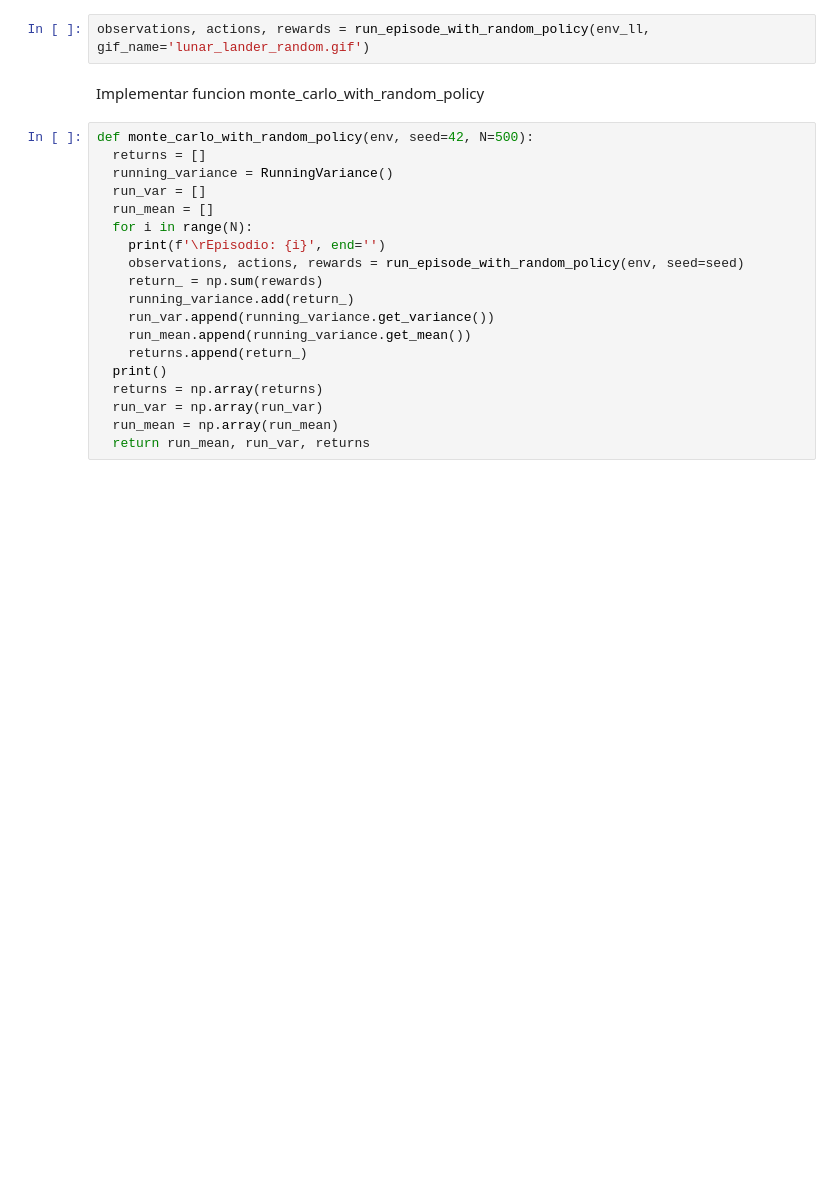
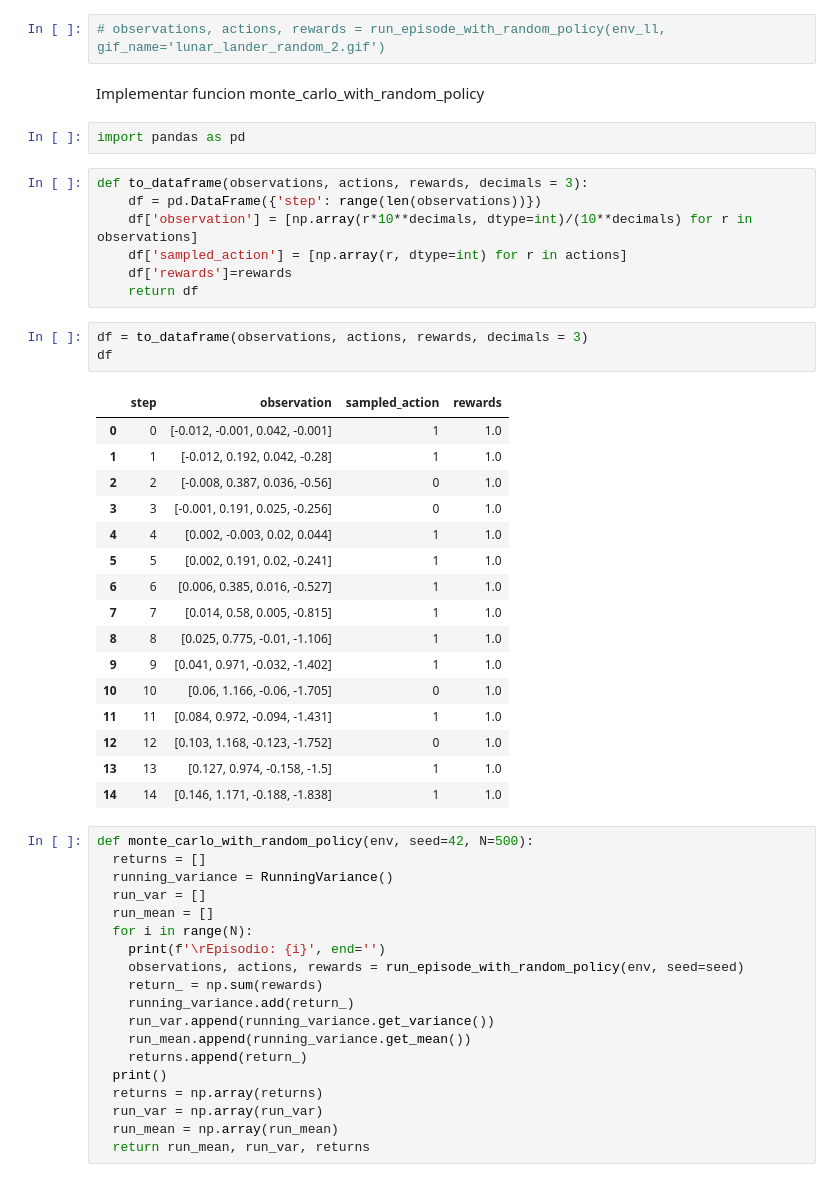
Before and after one commit to deeplearning-itba/REINFORCE-Algorithm, a Jupyter notebook: 01_Monte_Carlo_colab.ipynb, the cells around one changed output. Cells and saved outputs as stored; diff of their text form; blank space fills up the shorter version.

Commit message:
pandas added

```diff
--- a/01_Monte_Carlo_colab.ipynb
+++ b/01_Monte_Carlo_colab.ipynb
@@ -131,9 +136,38 @@ def run_episode_with_random_policy(env, seed=42, gif_name=None, fps=20):
 # %%
 observations, actions, rewards = run_episode_with_random_policy(env_cp, gif_name='cart_pole_random.gif')
 # %%
-observations, actions, rewards = run_episode_with_random_policy(env_ll, gif_name='lunar_lander_random.gif')
+# observations, actions, rewards = run_episode_with_random_policy(env_ll, gif_name='lunar_lander_random_2.gif')
 # %% [markdown]
 Implementar funcion monte_carlo_with_random_policy
+# %%
+import pandas as pd
+# %%
+def to_dataframe(observations, actions, rewards, decimals = 3):
+    df = pd.DataFrame({'step': range(len(observations))})
+    df['observation'] = [np.array(r*10**decimals, dtype=int)/(10**decimals) for r in observations]
+    df['sampled_action'] = [np.array(r, dtype=int) for r in actions]
+    df['rewards']=rewards
+    return df
+# %%
+df = to_dataframe(observations, actions, rewards, decimals = 3)
+df
+# %% [output]
+|  | step | observation | sampled_action | rewards |
+| 0 | 0 | [-0.012, -0.001, 0.042, -0.001] | 1 | 1.0 |
+| 1 | 1 | [-0.012, 0.192, 0.042, -0.28] | 1 | 1.0 |
+| 2 | 2 | [-0.008, 0.387, 0.036, -0.56] | 0 | 1.0 |
+| 3 | 3 | [-0.001, 0.191, 0.025, -0.256] | 0 | 1.0 |
+| 4 | 4 | [0.002, -0.003, 0.02, 0.044] | 1 | 1.0 |
+| 5 | 5 | [0.002, 0.191, 0.02, -0.241] | 1 | 1.0 |
+| 6 | 6 | [0.006, 0.385, 0.016, -0.527] | 1 | 1.0 |
+| 7 | 7 | [0.014, 0.58, 0.005, -0.815] | 1 | 1.0 |
+| 8 | 8 | [0.025, 0.775, -0.01, -1.106] | 1 | 1.0 |
+| 9 | 9 | [0.041, 0.971, -0.032, -1.402] | 1 | 1.0 |
+| 10 | 10 | [0.06, 1.166, -0.06, -1.705] | 0 | 1.0 |
+| 11 | 11 | [0.084, 0.972, -0.094, -1.431] | 1 | 1.0 |
+| 12 | 12 | [0.103, 1.168, -0.123, -1.752] | 0 | 1.0 |
+| 13 | 13 | [0.127, 0.974, -0.158, -1.5] | 1 | 1.0 |
+| 14 | 14 | [0.146, 1.171, -0.188, -1.838] | 1 | 1.0 |
 # %%
 def monte_carlo_with_random_policy(env, seed=42, N=500):
   returns = []
```
Also changed, not shown: parts of 4 cells of this notebook, 1 other file.
